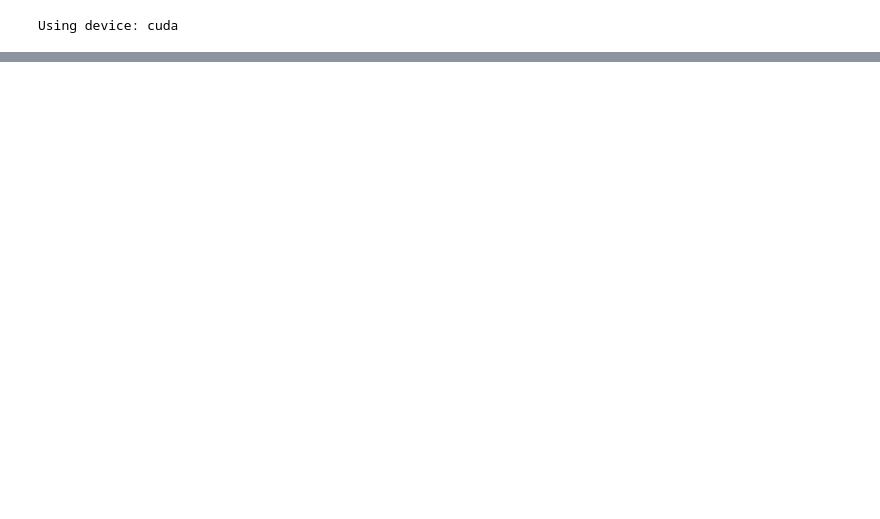
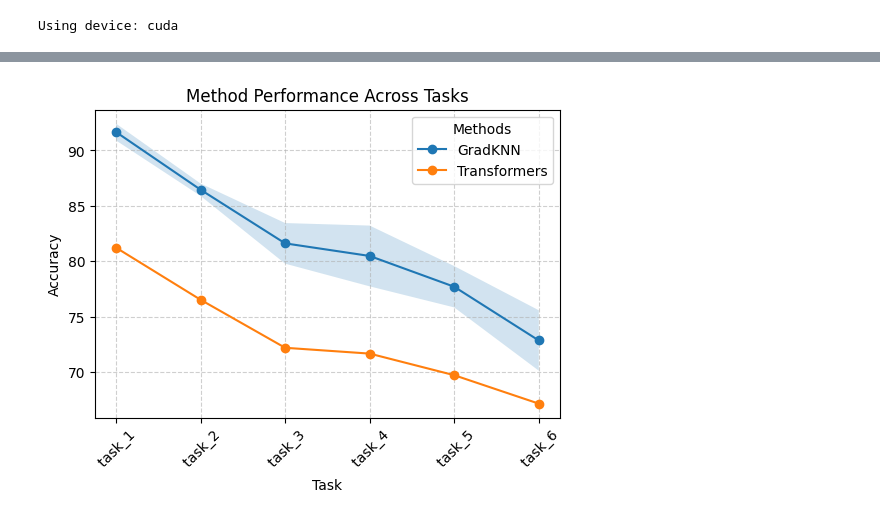
Before and after one commit to btrojan-official/FeNeC, a Jupyter notebook: train_and_eval.ipynb, the cells around one changed output, grey strips where cells are left out. Saved outputs shown, nothing was run; the diff lists cells and outputs as text; code cells hidden in the pictures; blank space fills up the shorter version.

Commit message:
drawing plots

```diff
--- a/train_and_eval.ipynb
+++ b/train_and_eval.ipynb
@@ -46,0 +41,7 @@ Accuracy: 67.13153076171875 MY
+# %%
+import pandas as pd
+from draw_plot import plot_method_scores
+
+plot_method_scores(pd.read_csv("data.csv"))
+# %% [output]
+[figure, added]
```
Also changed, not shown: parts of 1 cell of this notebook, 3 other files.
